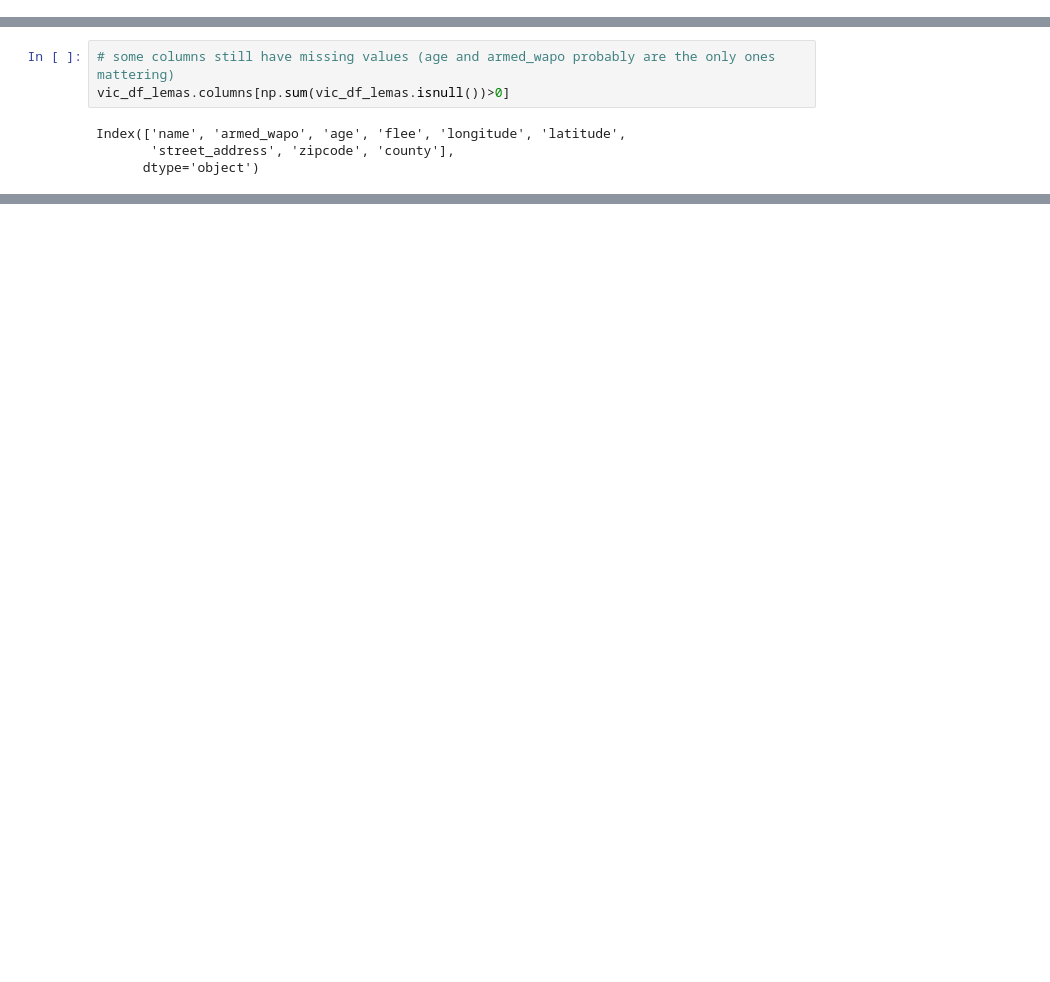
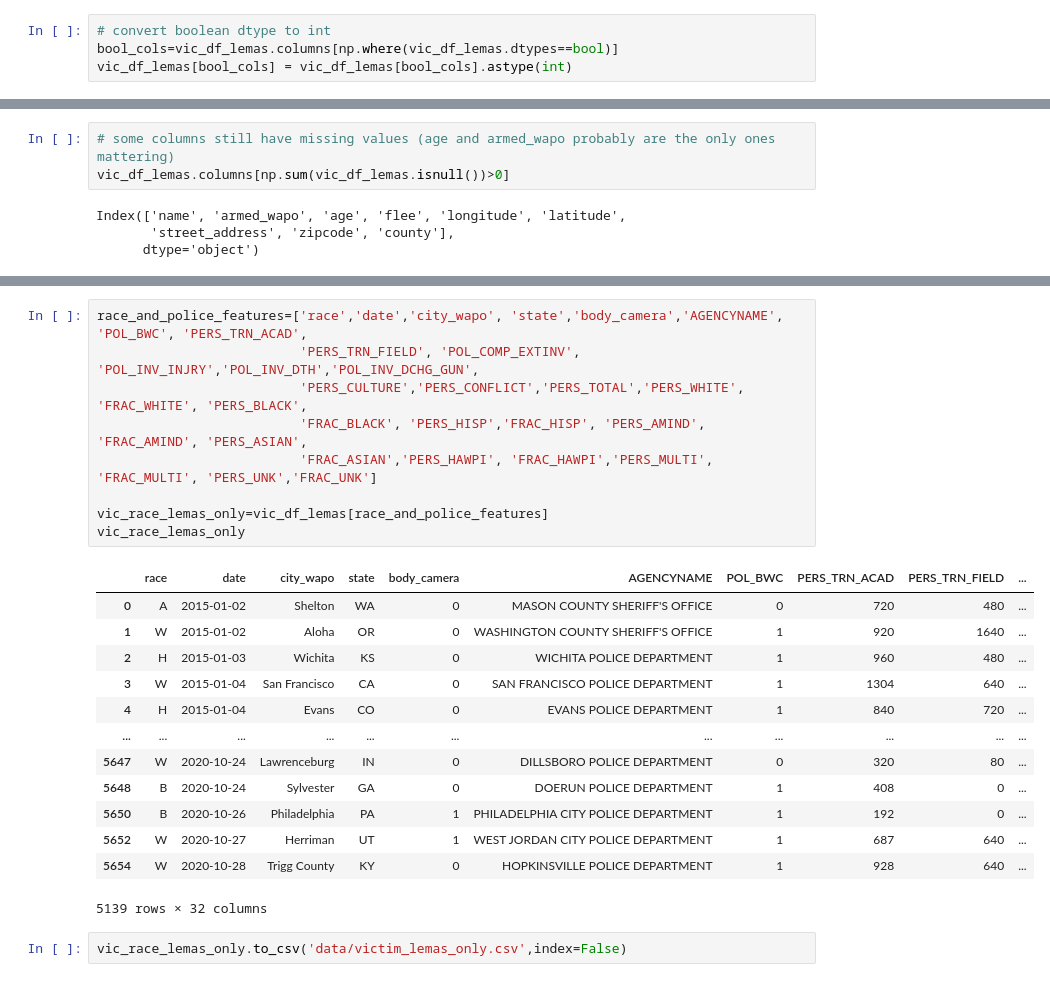
Before and after one commit to annajaffe/police-violence, a Jupyter notebook: loadCleanData_policepolicy.ipynb, the cells around one changed output, grey strips where cells are left out. Cells and saved outputs as stored; diff of their text form; blank space fills up the shorter version.

```diff
--- a/loadCleanData_policepolicy.ipynb
+++ b/loadCleanData_policepolicy.ipynb
@@ -172,3 +154,7 @@ vic_df_lemas
 | 5652 | 6268 | Isaac Lemoine Christensen | 2020-10-27 | gun | 38.0 | M | W | Herriman | UT | ... |
 | 5654 | 6271 | Bennie Biby | 2020-10-28 | undetermined | 44.0 | M | W | Trigg County | KY | ... |
 5139 rows × 68 columns
+# %%
+# convert boolean dtype to int
+bool_cols=vic_df_lemas.columns[np.where(vic_df_lemas.dtypes==bool)]
+vic_df_lemas[bool_cols] = vic_df_lemas[bool_cols].astype(int)
@@ -181,0 +194,25 @@ Index(['name', 'armed_wapo', 'age', 'flee', 'longitude', 'latitude',
+# %%
+race_and_police_features=['race','date','city_wapo', 'state','body_camera','AGENCYNAME', 'POL_BWC', 'PERS_TRN_ACAD',
+                          'PERS_TRN_FIELD', 'POL_COMP_EXTINV', 'POL_INV_INJRY','POL_INV_DTH','POL_INV_DCHG_GUN',
+                          'PERS_CULTURE','PERS_CONFLICT','PERS_TOTAL','PERS_WHITE', 'FRAC_WHITE', 'PERS_BLACK',
+                          'FRAC_BLACK', 'PERS_HISP','FRAC_HISP', 'PERS_AMIND', 'FRAC_AMIND', 'PERS_ASIAN',
+                          'FRAC_ASIAN','PERS_HAWPI', 'FRAC_HAWPI','PERS_MULTI', 'FRAC_MULTI', 'PERS_UNK','FRAC_UNK']
+
+vic_race_lemas_only=vic_df_lemas[race_and_police_features]
+vic_race_lemas_only
+# %% [output]
+|  | race | date | city_wapo | state | body_camera | AGENCYNAME | POL_BWC | PERS_TRN_ACAD | PERS_TRN_FIELD | ... |
+| 0 | A | 2015-01-02 | Shelton | WA | 0 | MASON COUNTY SHERIFF'S OFFICE | 0 | 720 | 480 | ... |
+| 1 | W | 2015-01-02 | Aloha | OR | 0 | WASHINGTON COUNTY SHERIFF'S OFFICE | 1 | 920 | 1640 | ... |
+| 2 | H | 2015-01-03 | Wichita | KS | 0 | WICHITA POLICE DEPARTMENT | 1 | 960 | 480 | ... |
+| 3 | W | 2015-01-04 | San Francisco | CA | 0 | SAN FRANCISCO POLICE DEPARTMENT | 1 | 1304 | 640 | ... |
+| 4 | H | 2015-01-04 | Evans | CO | 0 | EVANS POLICE DEPARTMENT | 1 | 840 | 720 | ... |
+| ... | ... | ... | ... | ... | ... | ... | ... | ... | ... | ... |
+| 5647 | W | 2020-10-24 | Lawrenceburg | IN | 0 | DILLSBORO POLICE DEPARTMENT | 0 | 320 | 80 | ... |
+| 5648 | B | 2020-10-24 | Sylvester | GA | 0 | DOERUN POLICE DEPARTMENT | 1 | 408 | 0 | ... |
+| 5650 | B | 2020-10-26 | Philadelphia | PA | 1 | PHILADELPHIA CITY POLICE DEPARTMENT | 1 | 192 | 0 | ... |
+| 5652 | W | 2020-10-27 | Herriman | UT | 1 | WEST JORDAN CITY POLICE DEPARTMENT | 1 | 687 | 640 | ... |
+| 5654 | W | 2020-10-28 | Trigg County | KY | 0 | HOPKINSVILLE POLICE DEPARTMENT | 1 | 928 | 640 | ... |
+5139 rows × 32 columns
+# %%
+vic_race_lemas_only.to_csv('data/victim_lemas_only.csv',index=False)
```
Also changed, not shown: parts of 6 cells of this notebook, 1 other file.
